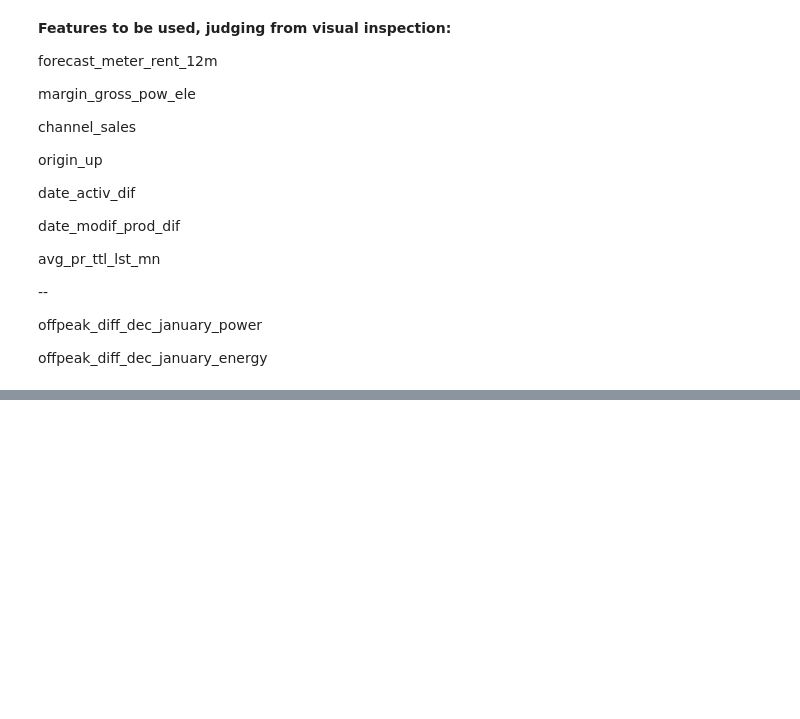
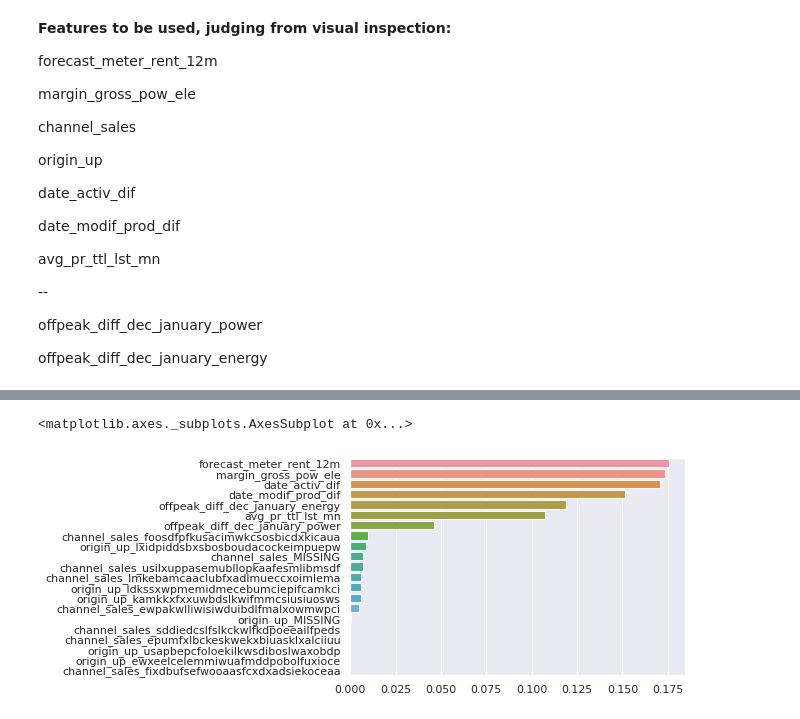
Before and after one commit to nug-12/BCG_Data_Virtual_Experience, a Jupyter notebook: BCG_eda_feature_engineering.ipynb, the cells around one changed output, grey strips where cells are left out. Saved outputs shown, nothing was run; the diff lists cells and outputs as text; code cells hidden in the pictures; blank space fills up the shorter version.

```diff
--- a/BCG_eda_feature_engineering.ipynb
+++ b/BCG_eda_feature_engineering.ipynb
@@ -675,0 +711,11 @@ offpeak_diff_dec_january_energy
+# %%
+X = df_ft[df_ft.columns.difference(['churn'])]
+
+y = df_ft['churn']
+# %%
+X_train, X_test, y_train, y_test = train_test_split(X, y, test_size=0.3)
+# %%
+clf = RandomForestClassifier(n_estimators=100)
+clf.fit(X_train, y_train)
+
+y_pred = clf.predict(X_test)
@@ -675,0 +726,3 @@ offpeak_diff_dec_january_energy
+# %%
+feature_importance = pd.Series(clf.feature_importances_, index=X.columns).sort_values(ascending=False)
+feature_importance
@@ -675,0 +747,5 @@ offpeak_diff_dec_january_energy
+# %%
+sns.barplot(x=feature_importance, y=feature_importance.index)
+# %% [output]
+<matplotlib.axes._subplots.AxesSubplot at 0x...>
+[figure, added]
```
Also changed, not shown: parts of 5 cells of this notebook.
